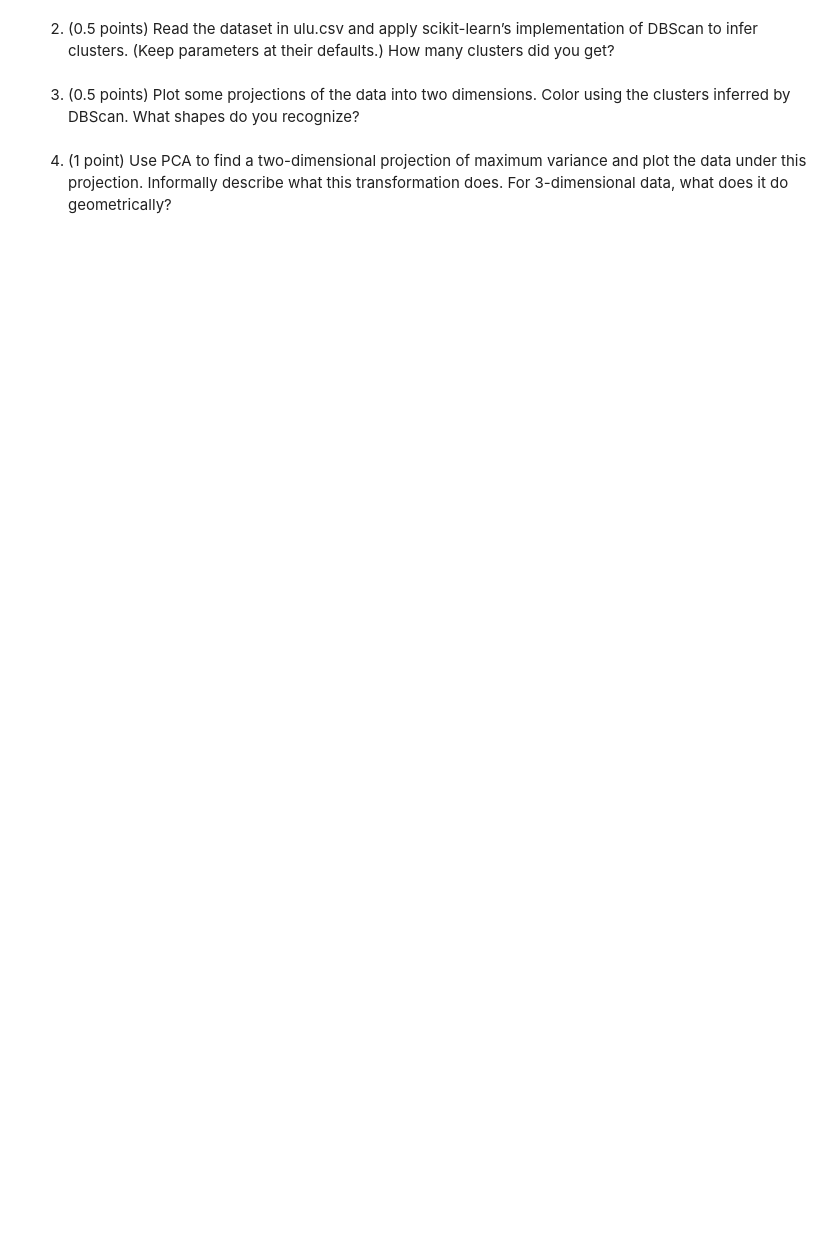
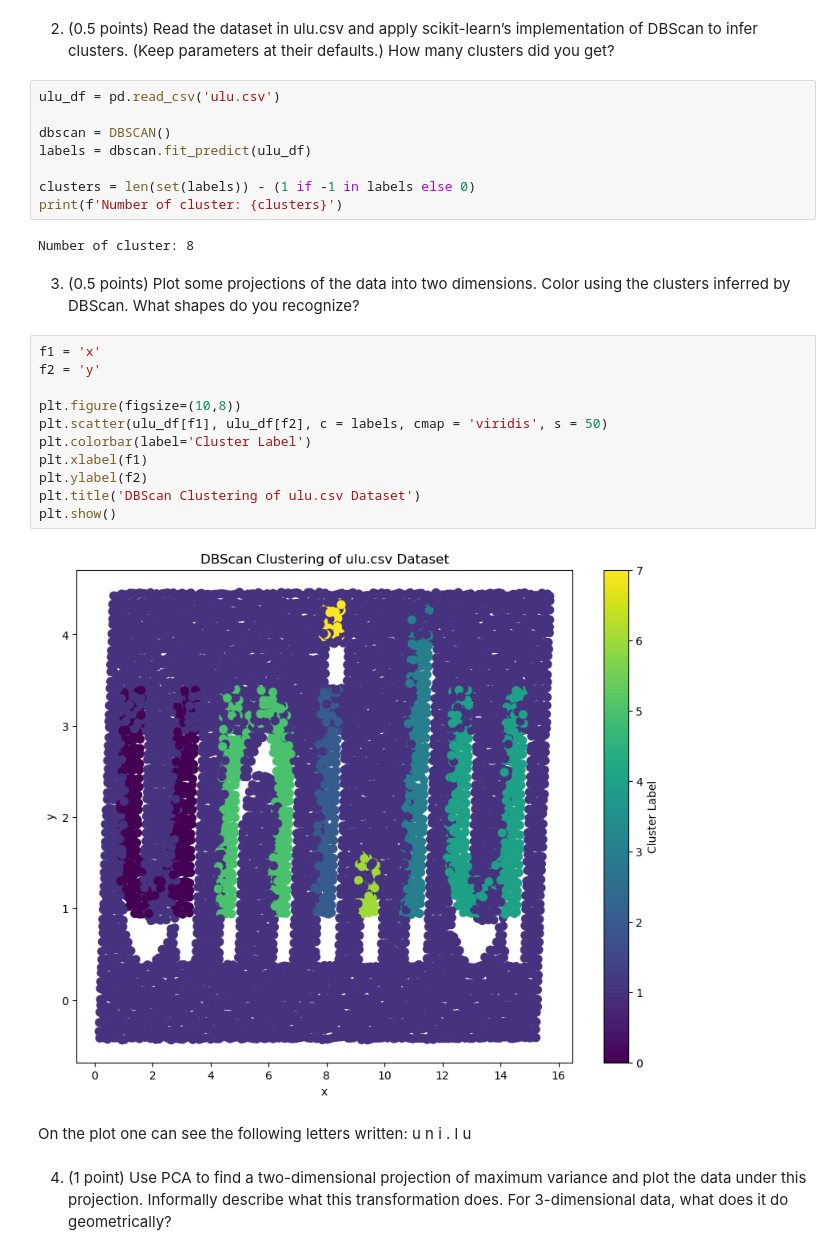
Before and after one commit to Davidpereira2803/IML_Assigments, a Jupyter notebook: Assignment1/assignmentself1.ipynb, the cells around one changed output. Saved outputs shown, nothing was run; the diff lists cells and outputs as text; blank space fills up the shorter version.

```diff
--- a/Assignment1/assignmentself1.ipynb
+++ b/Assignment1/assignmentself1.ipynb
@@ -142,9 +144,34 @@ DBScan, also known as Density-Based Spatial Clustering of Applicaations with Noi
 # %% [markdown]
 2. (0.5 points) Read the dataset in ulu.csv and apply scikit-learn’s implementation of DBScan to
 infer clusters. (Keep parameters at their defaults.) How many clusters did you get?
+# %%
+ulu_df = pd.read_csv('ulu.csv')
+
+dbscan = DBSCAN()
+labels = dbscan.fit_predict(ulu_df)
+
+clusters = len(set(labels)) - (1 if -1 in labels else 0)
+print(f'Number of cluster: {clusters}')
+# %% [output]
+Number of cluster: 8
 # %% [markdown]
 3. (0.5 points) Plot some projections of the data into two dimensions. Color using the clusters inferred
 by DBScan. What shapes do you recognize?
+# %%
+f1 = 'x'
+f2 = 'y'
+
+plt.figure(figsize=(10,8))
+plt.scatter(ulu_df[f1], ulu_df[f2], c = labels, cmap = 'viridis', s = 50)
+plt.colorbar(label='Cluster Label')
+plt.xlabel(f1)
+plt.ylabel(f2)
+plt.title('DBScan Clustering of ulu.csv Dataset')
+plt.show()
+# %% [output]
+[figure, added]
+# %% [markdown]
+On the plot one can see the following letters written: u n i . l u
 # %% [markdown]
 4. (1 point) Use PCA to find a two-dimensional projection of maximum variance and plot the data
 under this projection. Informally describe what this transformation does. For 3-dimensional data,
```
Also changed, not shown: parts of 6 cells of this notebook, 3 other files.
